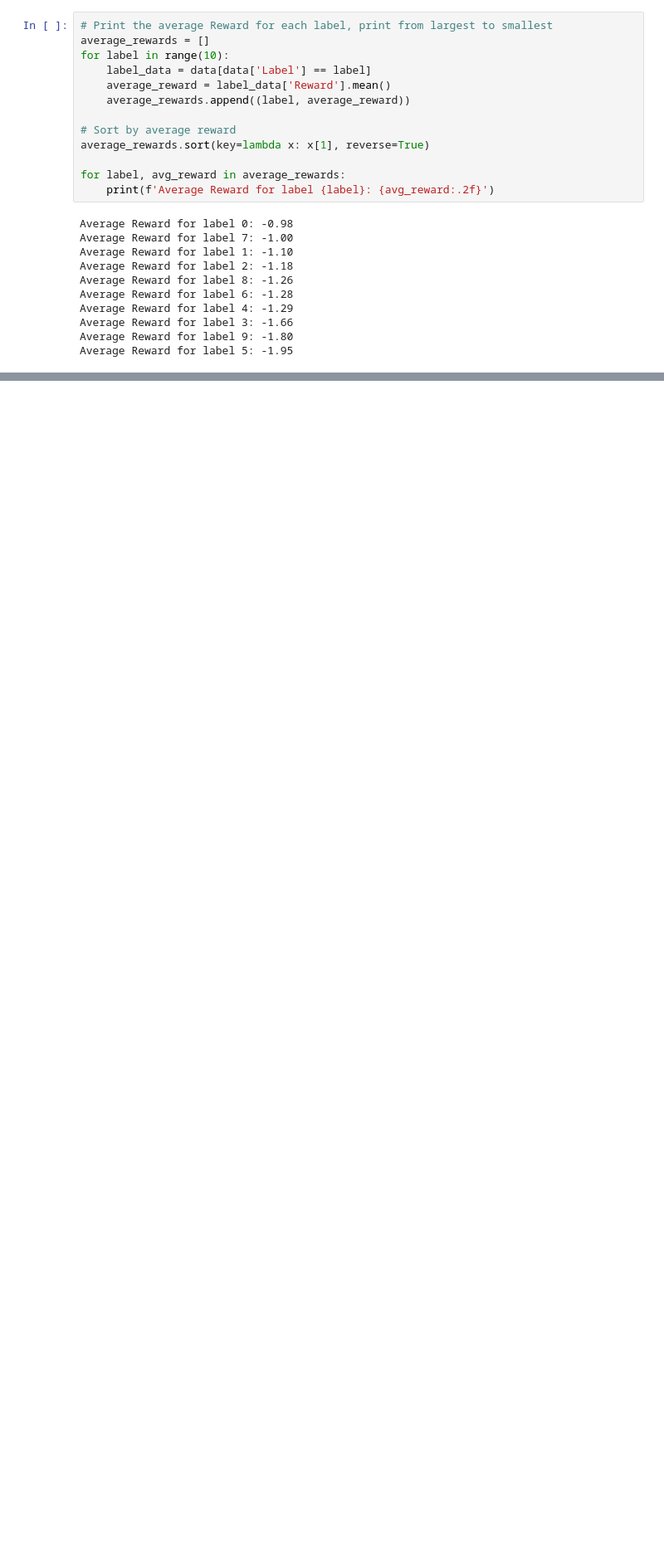
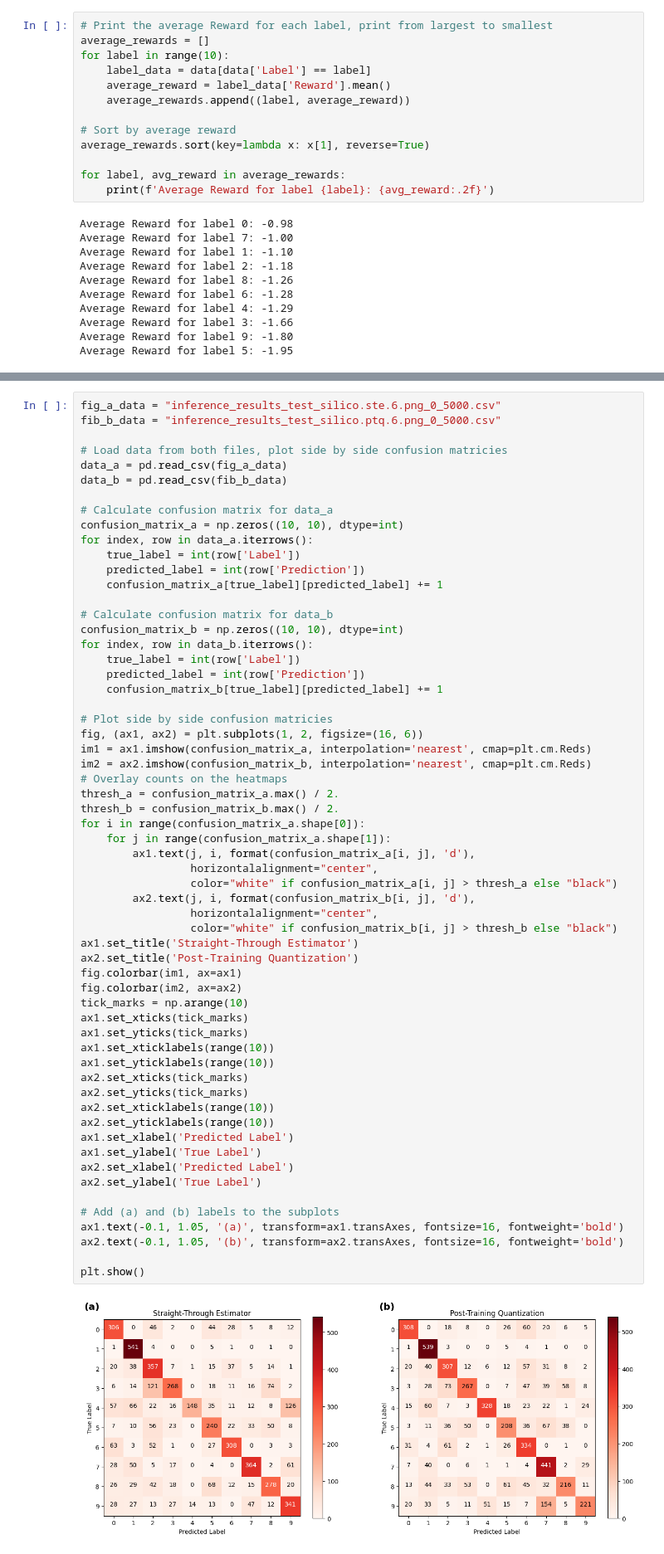
Before and after one commit to tsopeter/VM_NES_Training, a Jupyter notebook: confusion_matrix.ipynb, the cells around one changed output, grey strips where cells are left out. Shown at 83% size. Cells and saved outputs as stored; diff of their text form; blank space fills up the shorter version.

```diff
--- a/confusion_matrix.ipynb
+++ b/confusion_matrix.ipynb
@@ -98,0 +152,62 @@ Average Reward for label 5: -1.95
+# %%
+fig_a_data = "inference_results_test_silico.ste.6.png_0_5000.csv"
+fib_b_data = "inference_results_test_silico.ptq.6.png_0_5000.csv"
+
+# Load data from both files, plot side by side confusion matricies
+data_a = pd.read_csv(fig_a_data)
+data_b = pd.read_csv(fib_b_data)
+
+# Calculate confusion matrix for data_a
+confusion_matrix_a = np.zeros((10, 10), dtype=int)
+for index, row in data_a.iterrows():
+    true_label = int(row['Label'])
+    predicted_label = int(row['Prediction'])
+    confusion_matrix_a[true_label][predicted_label] += 1
+
+# Calculate confusion matrix for data_b
+confusion_matrix_b = np.zeros((10, 10), dtype=int)
+for index, row in data_b.iterrows():
+    true_label = int(row['Label'])
+    predicted_label = int(row['Prediction'])
+    confusion_matrix_b[true_label][predicted_label] += 1
+
+# Plot side by side confusion matricies
+fig, (ax1, ax2) = plt.subplots(1, 2, figsize=(16, 6))
+im1 = ax1.imshow(confusion_matrix_a, interpolation='nearest', cmap=plt.cm.Reds)
+im2 = ax2.imshow(confusion_matrix_b, interpolation='nearest', cmap=plt.cm.Reds)
+# Overlay counts on the heatmaps
+thresh_a = confusion_matrix_a.max() / 2.
+thresh_b = confusion_matrix_b.max() / 2.
+for i in range(confusion_matrix_a.shape[0]):
+    for j in range(confusion_matrix_a.shape[1]):
+        ax1.text(j, i, format(confusion_matrix_a[i, j], 'd'),
+                 horizontalalignment="center",
+                 color="white" if confusion_matrix_a[i, j] > thresh_a else "black")
+        ax2.text(j, i, format(confusion_matrix_b[i, j], 'd'),
+                 horizontalalignment="center",
+                 color="white" if confusion_matrix_b[i, j] > thresh_b else "black")
+ax1.set_title('Straight-Through Estimator')
+ax2.set_title('Post-Training Quantization')
+fig.colorbar(im1, ax=ax1)
+fig.colorbar(im2, ax=ax2)
+tick_marks = np.arange(10)
+ax1.set_xticks(tick_marks)
+ax1.set_yticks(tick_marks)
+ax1.set_xticklabels(range(10))
+ax1.set_yticklabels(range(10))
+ax2.set_xticks(tick_marks)
+ax2.set_yticks(tick_marks)
+ax2.set_xticklabels(range(10))
+ax2.set_yticklabels(range(10))
+ax1.set_xlabel('Predicted Label')
+ax1.set_ylabel('True Label')
+ax2.set_xlabel('Predicted Label')
+ax2.set_ylabel('True Label')
+
+# Add (a) and (b) labels to the subplots
+ax1.text(-0.1, 1.05, '(a)', transform=ax1.transAxes, fontsize=16, fontweight='bold')
+ax2.text(-0.1, 1.05, '(b)', transform=ax2.transAxes, fontsize=16, fontweight='bold')
+
+plt.show()
+# %% [output]
+[figure, added]
```
Also changed, not shown: parts of 4 cells of this notebook, 50 other files.
